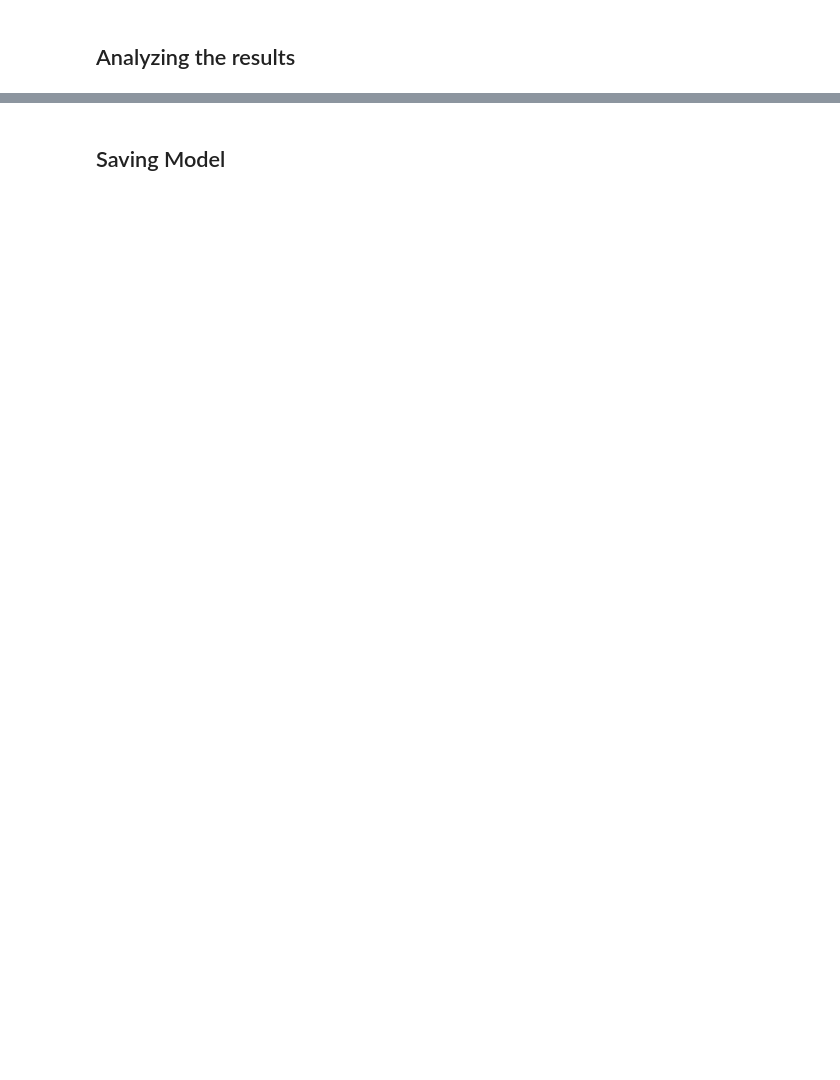
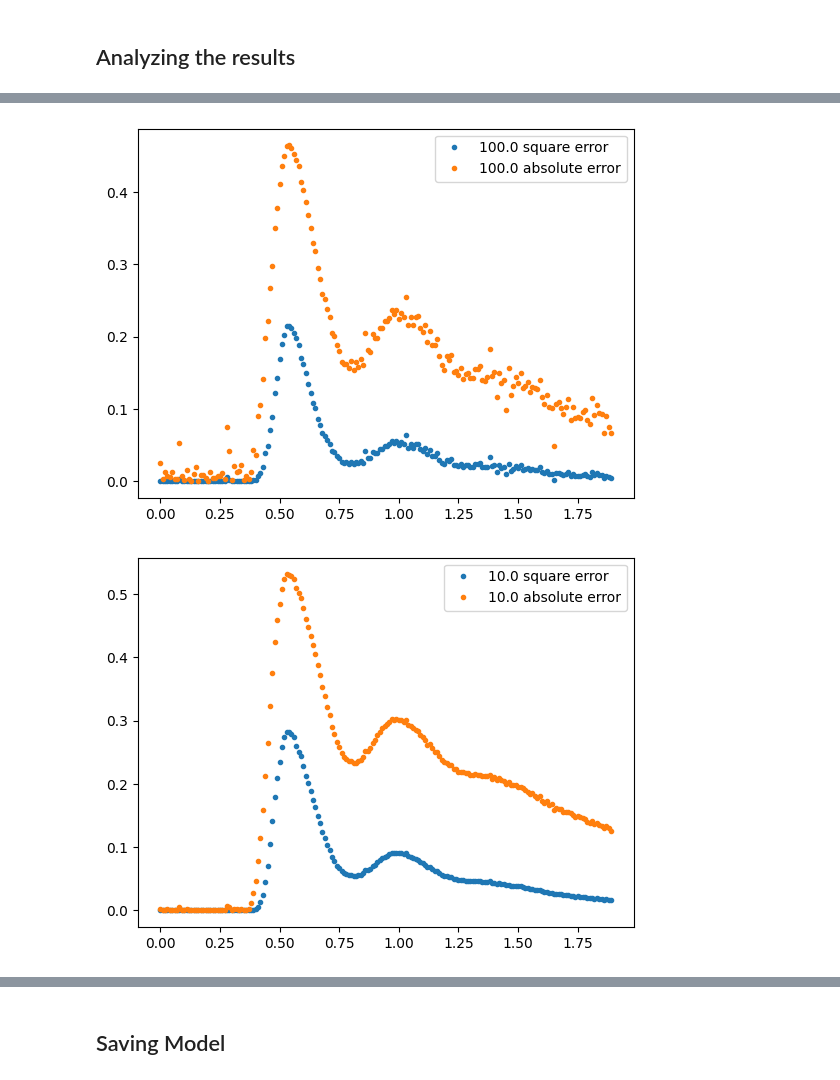
Before and after one commit to JuKoWi/conc2RDF, a Jupyter notebook: src/quickstart.ipynb, the cells around one changed output, grey strips where cells are left out. Cells and saved outputs as stored; diff of their text form; code cells hidden in the pictures; blank space fills up the shorter version.

```diff
--- a/src/quickstart.ipynb
+++ b/src/quickstart.ipynb
@@ -62,0 +64,5 @@ with torch.no_grad():
+# %%
+my_analyzer.show_errors()
+# %% [output]
+[figure, added]
+[figure, added]
```
Also changed, not shown: parts of 11 cells of this notebook, 8 other files.
